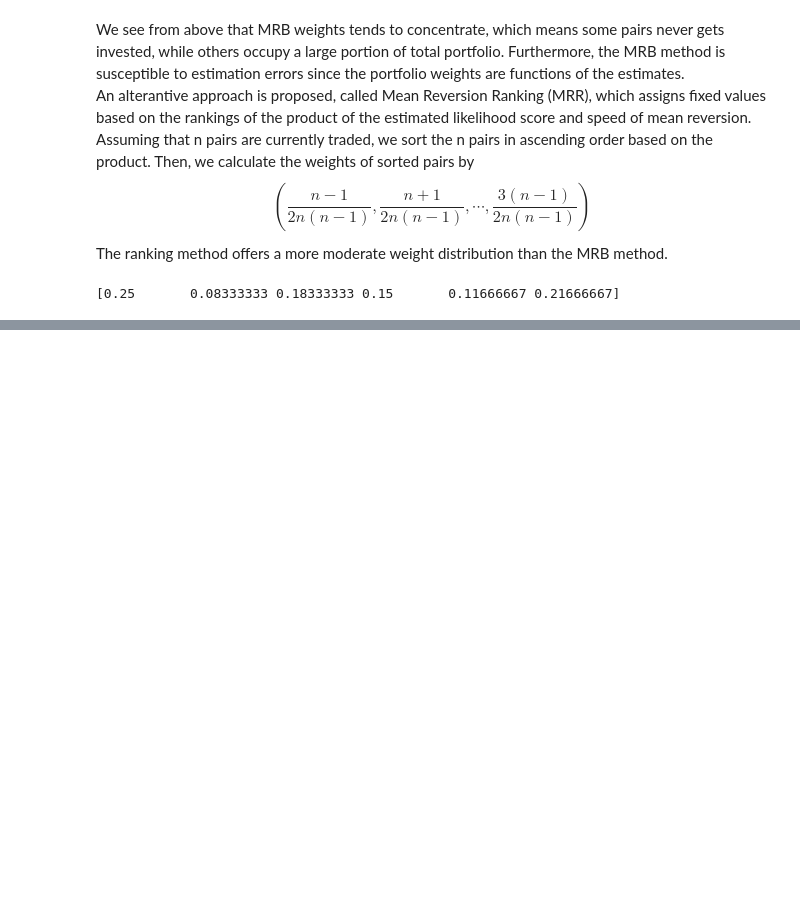
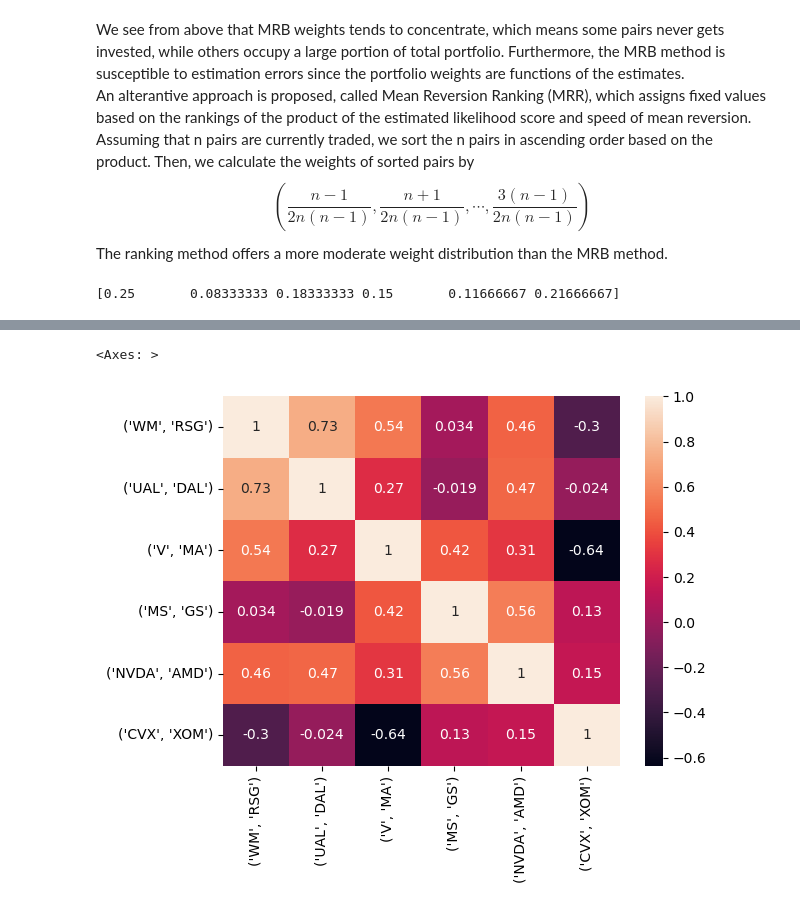
Before and after one commit to shanzhong48/statistical-arbitrage, a Jupyter notebook: diversification.ipynb, the cells around one changed output, grey strips where cells are left out. Cells and saved outputs as stored; diff of their text form; code cells hidden in the pictures; blank space fills up the shorter version.

Commit message:
update correlation plot

```diff
--- a/diversification.ipynb
+++ b/diversification.ipynb
@@ -188,3 +196,21 @@ MRR_weights = ranks * 1/n/(n-1) + 1/2/n
 print(MRR_weights)
 # %% [output]
 [0.25       0.08333333 0.18333333 0.15       0.11666667 0.21666667]
+# %%
+spreads = []
+
+for i, (stock1, stock2) in enumerate(stock_pairs):
+    # Fetch data for both stocks
+    data1 = all_data[stock1]
+    data2 = all_data[stock2]
+
+    data1 = data1[data1.index < 253]
+    data2 = data2[data2.index < 253]
+
+    # Normalize the prices
+    norm_data1 = data1 / data1.iloc[0]
+    norm_data2 = data2 / data2.iloc[0]
+
+    spreads.append(norm_data1 - ratio[i]*norm_data2)
+
+df_spreads = pd.DataFrame(np.array(spreads).T, np.arange(len(spreads[0])), columns=stock_pairs)
@@ -190,0 +231,6 @@ print(MRR_weights)
+# %%
+import seaborn
+seaborn.heatmap(df_spreads.corr(), annot=True)
+# %% [output]
+<Axes: >
+[figure, added]
```
Also changed, not shown: parts of 3 cells of this notebook.
